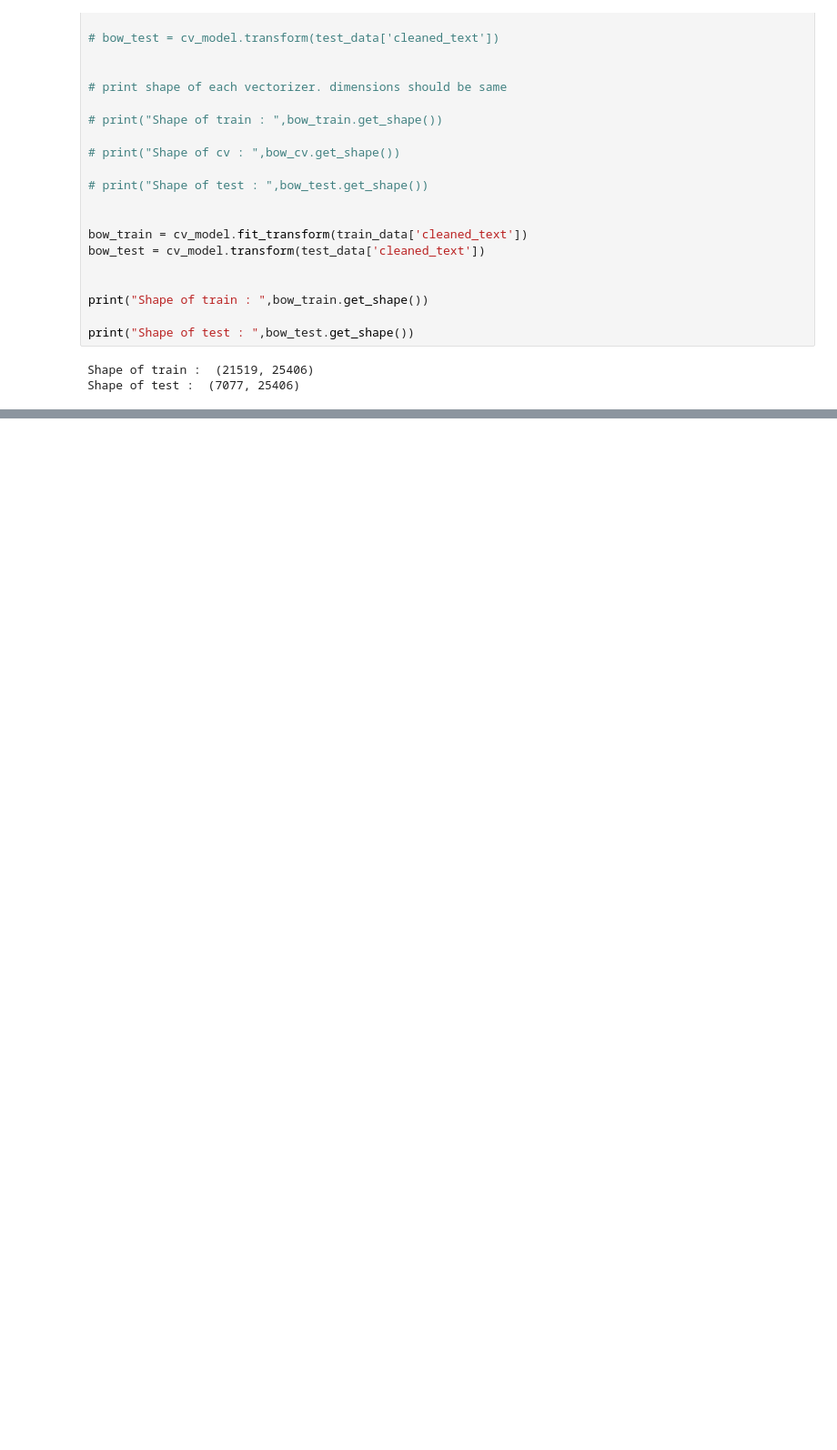
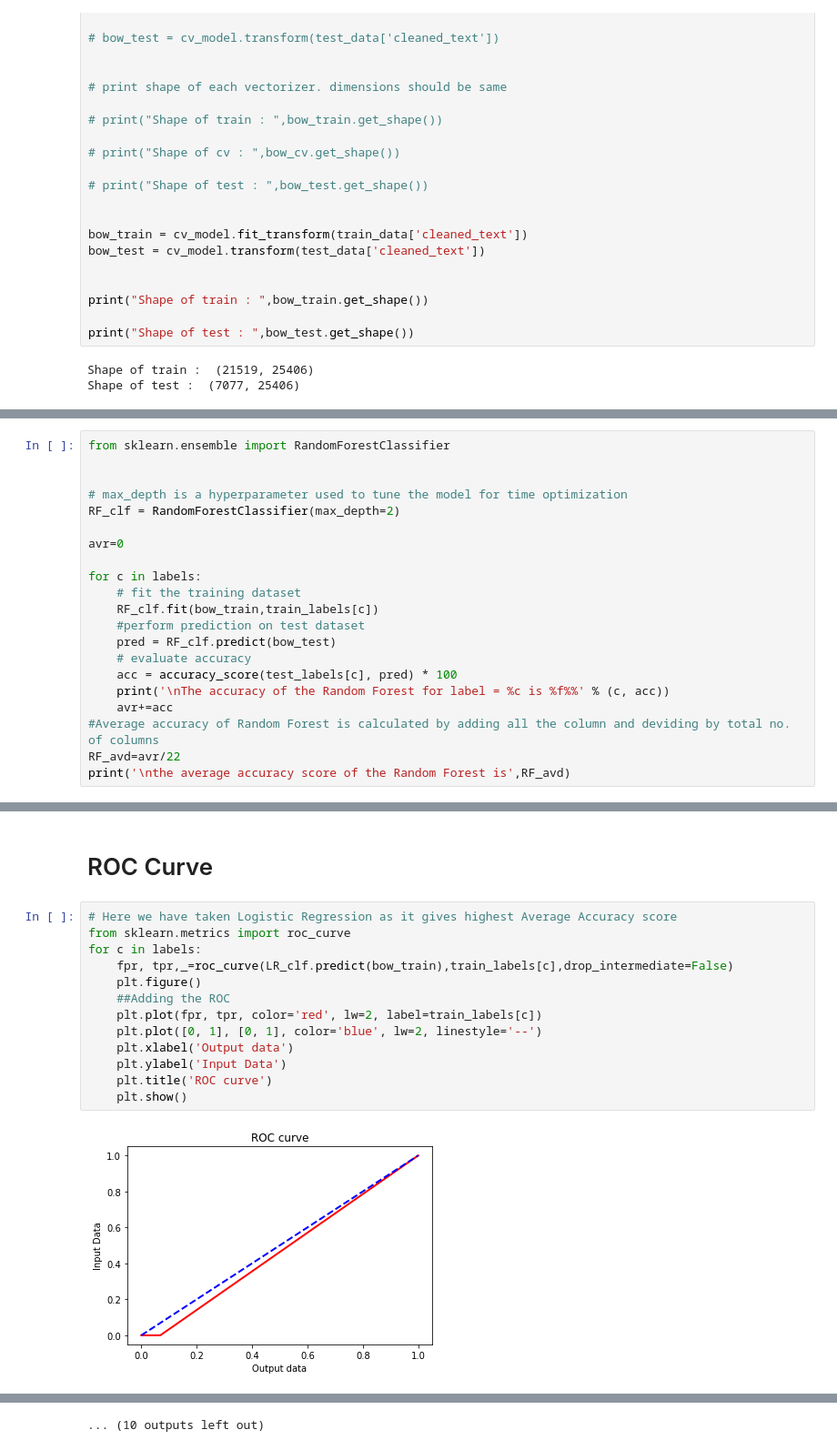
Before and after one commit to sndychvn/Aviation-Safety-Data---Competition-, a Jupyter notebook: AviationSafety Competition.ipynb, the cells around one changed output, grey strips where cells are left out. Shown at 91% size. Saved outputs shown, nothing was run; the diff lists cells and outputs as text; blank space fills up the shorter version.

```diff
--- a/AviationSafety Competition.ipynb
+++ b/AviationSafety Competition.ipynb
@@ -330,0 +378,21 @@ KeyError: -1
+# %%
+from sklearn.ensemble import RandomForestClassifier
+
+
+# max_depth is a hyperparameter used to tune the model for time optimization
+RF_clf = RandomForestClassifier(max_depth=2)
+
+avr=0
+
+for c in labels:
+    # fit the training dataset
+    RF_clf.fit(bow_train,train_labels[c])
+    #perform prediction on test dataset
+    pred = RF_clf.predict(bow_test)
+    # evaluate accuracy
+    acc = accuracy_score(test_labels[c], pred) * 100
+    print('\nThe accuracy of the Random Forest for label = %c is %f%%' % (c, acc))
+    avr+=acc
+#Average accuracy of Random Forest is calculated by adding all the column and deviding by total no. of columns
+RF_avd=avr/22
+print('\nthe average accuracy score of the Random Forest is',RF_avd)
@@ -330,0 +441,17 @@ KeyError: -1
+# %% [markdown]
+# ROC Curve
+# %%
+# Here we have taken Logistic Regression as it gives highest Average Accuracy score
+from sklearn.metrics import roc_curve
+for c in labels:
+    fpr, tpr,_=roc_curve(LR_clf.predict(bow_train),train_labels[c],drop_intermediate=False)
+    plt.figure()
+    ##Adding the ROC
+    plt.plot(fpr, tpr, color='red', lw=2, label=train_labels[c])
+    plt.plot([0, 1], [0, 1], color='blue', lw=2, linestyle='--')
+    plt.xlabel('Output data')
+    plt.ylabel('Input Data')
+    plt.title('ROC curve')
+    plt.show()
+# %% [output]
+[figure, added]
@@ -330,0 +469 @@ KeyError: -1
+... (10 outputs left out)
```
Also changed, not shown: parts of 19 cells of this notebook.
